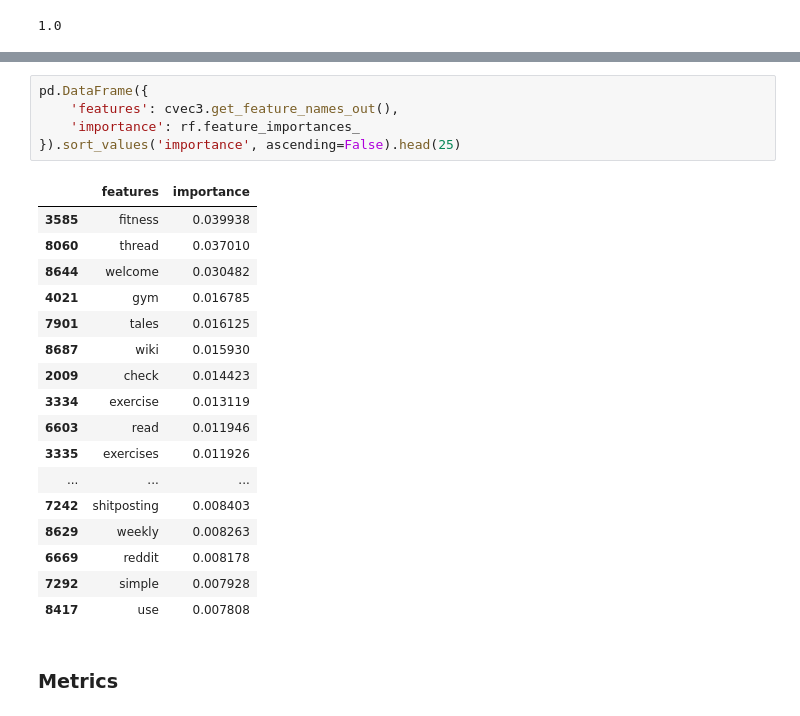
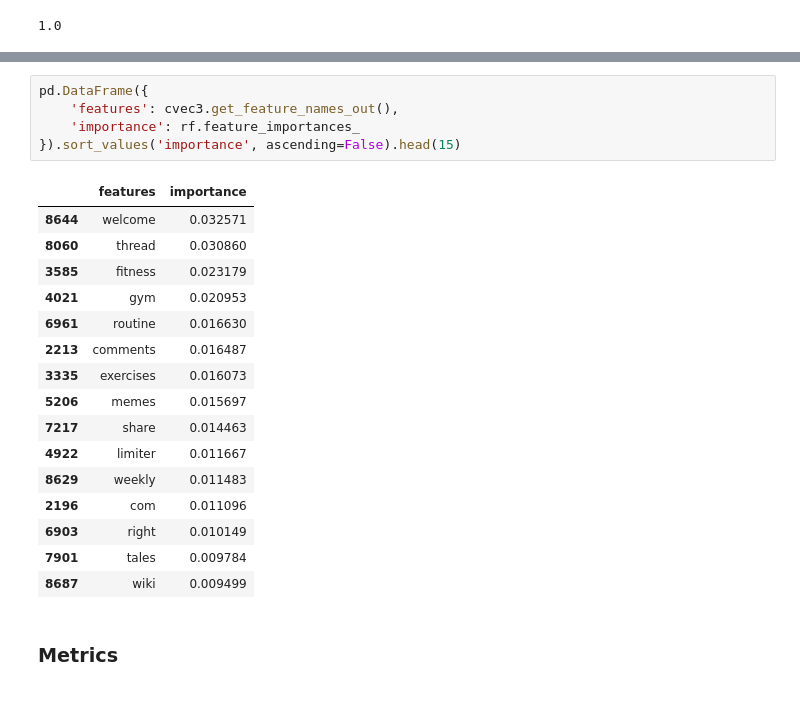
Before and after one commit to sophiaj5/NLP-Project, a Jupyter notebook: models.ipynb, the cells around one changed output, grey strips where cells are left out. Saved outputs shown, nothing was run; the diff lists cells and outputs as text.

```diff
--- a/models.ipynb
+++ b/models.ipynb
@@ -195,26 +196,25 @@ rf.oob_score_
 # %%
 pd.DataFrame({
     'features': cvec3.get_feature_names_out(),
     'importance': rf.feature_importances_
-}).sort_values('importance', ascending=False).head(25)
+}).sort_values('importance', ascending=False).head(15)
 # %% [output]
 |  | features | importance |
-| 3585 | fitness | 0.039938 |
-| 8060 | thread | 0.037010 |
-| 8644 | welcome | 0.030482 |
-| 4021 | gym | 0.016785 |
-| 7901 | tales | 0.016125 |
-| 8687 | wiki | 0.015930 |
-| 2009 | check | 0.014423 |
-| 3334 | exercise | 0.013119 |
-| 6603 | read | 0.011946 |
-| 3335 | exercises | 0.011926 |
-| ... | ... | ... |
-| 7242 | shitposting | 0.008403 |
-| 8629 | weekly | 0.008263 |
-| 6669 | reddit | 0.008178 |
-| 7292 | simple | 0.007928 |
-| 8417 | use | 0.007808 |
+| 8644 | welcome | 0.032571 |
+| 8060 | thread | 0.030860 |
+| 3585 | fitness | 0.023179 |
+| 4021 | gym | 0.020953 |
+| 6961 | routine | 0.016630 |
+| 2213 | comments | 0.016487 |
+| 3335 | exercises | 0.016073 |
+| 5206 | memes | 0.015697 |
+| 7217 | share | 0.014463 |
+| 4922 | limiter | 0.011667 |
+| 8629 | weekly | 0.011483 |
+| 2196 | com | 0.011096 |
+| 6903 | right | 0.010149 |
+| 7901 | tales | 0.009784 |
+| 8687 | wiki | 0.009499 |
 # %% [markdown]
 ### Metrics
 # %%
```
Also changed, not shown: parts of 17 cells of this notebook.
